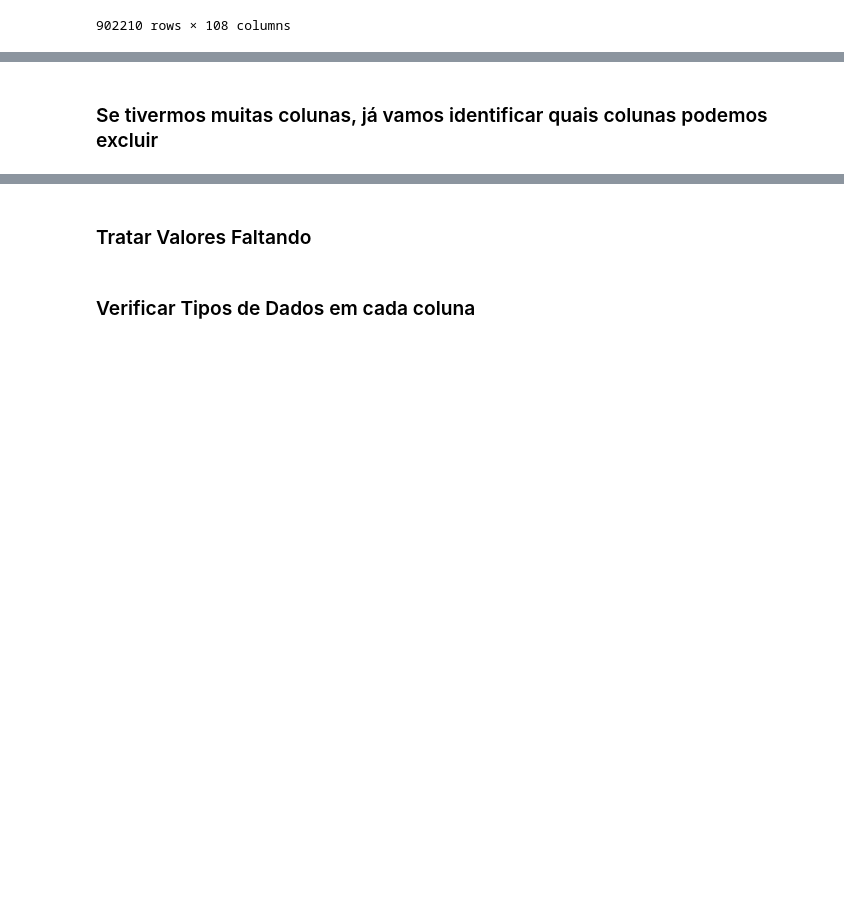
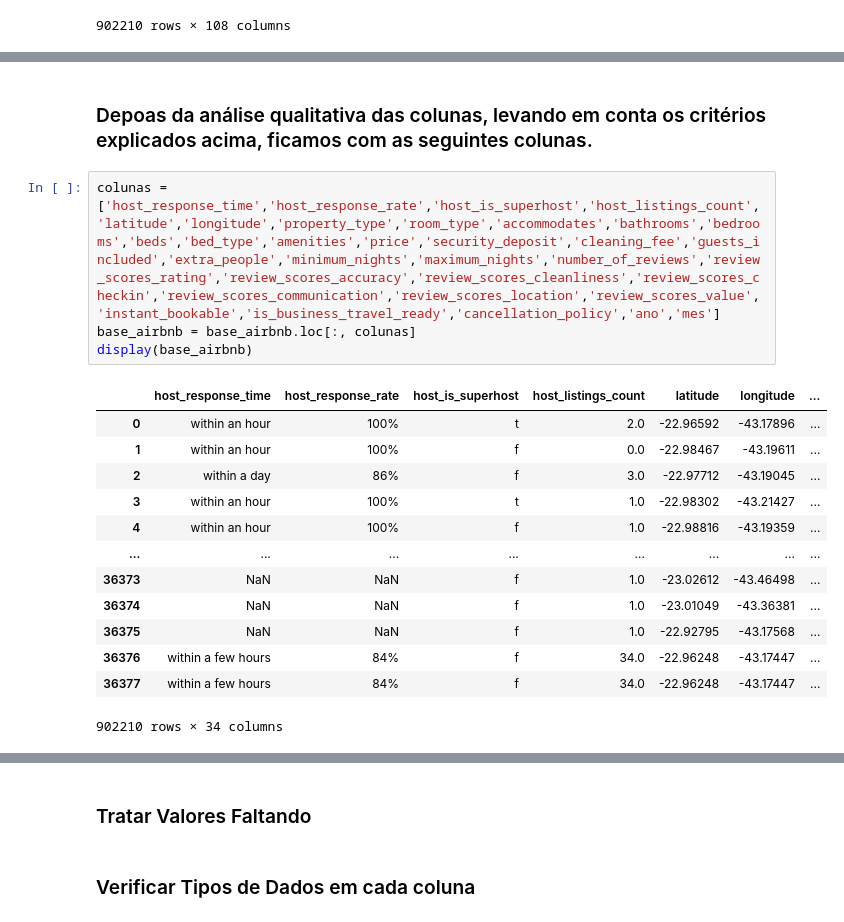
Before and after one commit to thiarly/impressionador-python-course, a Jupyter notebook: 36 - Projeto 3 Ciência de Dados/Airbnb/Solução Airbnb Rio.ipynb, the cells around one changed output, grey strips where cells are left out. Cells and saved outputs as stored; diff of their text form; blank space fills up the shorter version.

Commit message:
Update Solução Airbnb Rio
tratamento de colunas e incluindo no dataframe apenas as colunas desejadas

```diff
--- a/36 - Projeto 3 Ciência de Dados/Airbnb/Solução Airbnb Rio.ipynb
+++ b/36 - Projeto 3 Ciência de Dados/Airbnb/Solução Airbnb Rio.ipynb
@@ -98,4 +98,22 @@ base_airbnb.head(1000).to_csv("/Users/thiarly/Downloads/bases_analise/primeiros_
 # %% [output]
 ['id', 'listing_url', 'scrape_id', 'last_scraped', 'name', 'summary', 'space', 'description', 'experiences_offered', 'neighborhood_overview', 'notes', 'transit', 'access', 'interaction', 'house_rules' ...
-# %% [markdown]
-### Se tivermos muitas colunas, já vamos identificar quais colunas podemos excluir
+# %% [markdown]
+### Depoas da análise qualitativa das colunas, levando em conta os critérios explicados acima, ficamos com as seguintes colunas.
+# %%
+colunas = ['host_response_time','host_response_rate','host_is_superhost','host_listings_count','latitude','longitude','property_type','room_type','accommodates','bathrooms','bedrooms','beds','bed_type','amenities','price','security_deposit','cleaning_fee','guests_included','extra_people','minimum_nights','maximum_nights','number_of_reviews','review_scores_rating','review_scores_accuracy','review_scores_cleanliness','review_scores_checkin','review_scores_communication','review_scores_location','review_scores_value','instant_bookable','is_business_travel_ready','cancellation_policy','ano','mes']
+base_airbnb = base_airbnb.loc[:, colunas]
+display(base_airbnb)
+# %% [output]
+|  | host_response_time | host_response_rate | host_is_superhost | host_listings_count | latitude | longitude | ... |
+| 0 | within an hour | 100% | t | 2.0 | -22.96592 | -43.17896 | ... |
+| 1 | within an hour | 100% | f | 0.0 | -22.98467 | -43.19611 | ... |
+| 2 | within a day | 86% | f | 3.0 | -22.97712 | -43.19045 | ... |
+| 3 | within an hour | 100% | t | 1.0 | -22.98302 | -43.21427 | ... |
+| 4 | within an hour | 100% | f | 1.0 | -22.98816 | -43.19359 | ... |
+| ... | ... | ... | ... | ... | ... | ... | ... |
+| 36373 | NaN | NaN | f | 1.0 | -23.02612 | -43.46498 | ... |
+| 36374 | NaN | NaN | f | 1.0 | -23.01049 | -43.36381 | ... |
+| 36375 | NaN | NaN | f | 1.0 | -22.92795 | -43.17568 | ... |
+| 36376 | within a few hours | 84% | f | 34.0 | -22.96248 | -43.17447 | ... |
+| 36377 | within a few hours | 84% | f | 34.0 | -22.96248 | -43.17447 | ... |
+902210 rows × 34 columns
```
Also changed, not shown: parts of 3 cells of this notebook.
